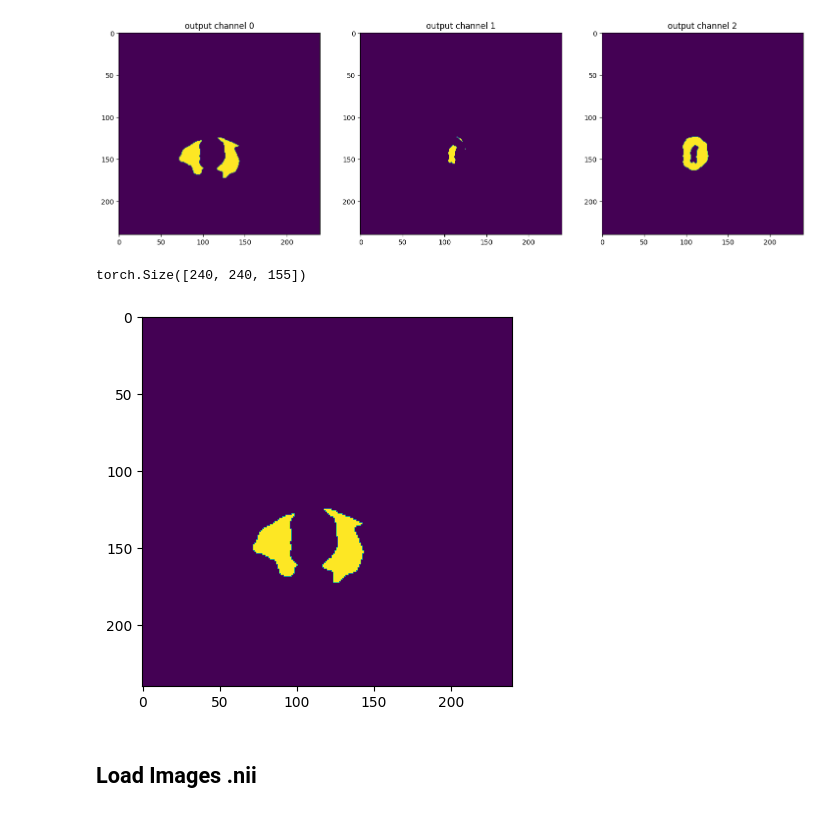
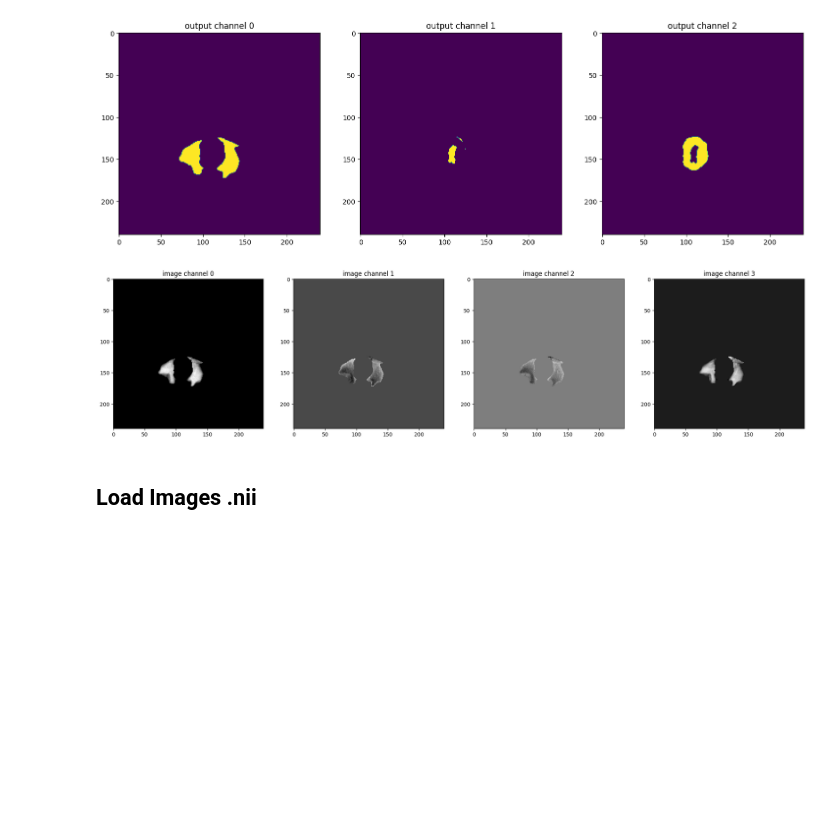
Before and after one commit to amulet1989/MS-Former, a Jupyter notebook: MSFormer.ipynb, the cells around one changed output. Saved outputs shown, nothing was run; the diff lists cells and outputs as text; code cells hidden in the pictures; blank space fills up the shorter version.

```diff
--- a/MSFormer.ipynb
+++ b/MSFormer.ipynb
@@ -202,6 +202,11 @@ folder_path = './input/MRI/'
 
 # Find all NIfTI files in the folder
 nii_files = glob.glob(folder_path + '*.nii')
+
+# Sort the list of NIfTI files by their file name
+nii_files = sorted(nii_files, key=lambda x: (
+    1 if "flair.nii" in x else 2 if "t1.nii" in x else 3 if "t1Gd.nii" in x else 4 if "t2.nii" in x else 5
+))
 
 # Create an empty list to store the volumes
 volumes = []
@@ -269,13 +274,19 @@ plt.show()
 # %% [output]
 [figure]
 [figure]
-# %%
-plt.imshow(val_output[0, :, :, sl].detach().cpu())
-
-val_output[0, :, :, :].shape
-# %% [output]
-torch.Size([240, 240, 155])
-[figure, removed]
+# %%
+# Aplica la máscara binaria a las imágenes
+imagenes_segmentadas = imagen_transformada *val_output[0, :, :, :].unsqueeze(0)  # Añade una dimensión de lote (batch)
+# %%
+sl=91
+plt.figure("image", (24, 6))
+for i in range(4):
+    plt.subplot(1, 4, i + 1)
+    plt.title(f"image channel {i}")
+    plt.imshow(imagenes_segmentadas[i, :, :, sl].detach().cpu(), cmap="gray")
+plt.show()
+# %% [output]
+[figure, added]
 # %% [markdown]
 ## Load Images .nii
 # %%
```
